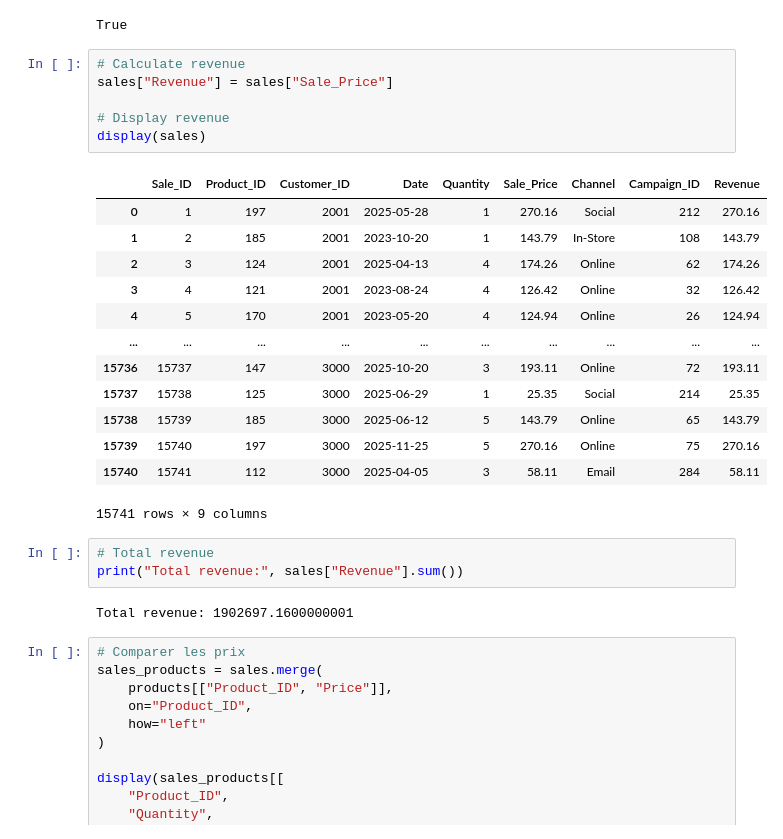
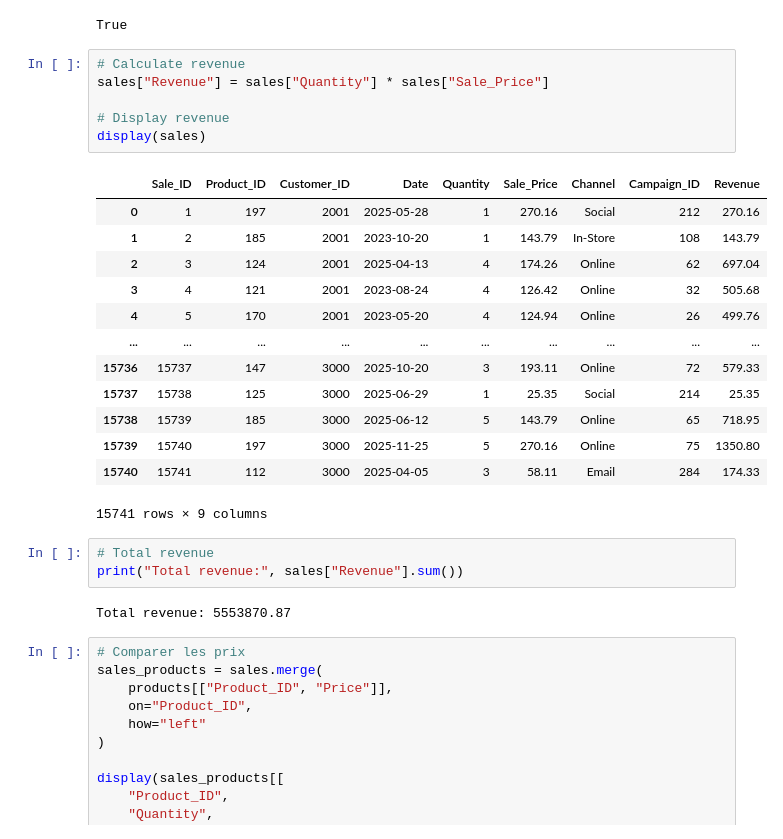
Before and after one commit to Hajatiana650/SMD-project, a Jupyter notebook: notebooks/data_preparation.ipynb, the cells around one changed output. Cells and saved outputs as stored; diff of their text form.

```diff
--- a/notebooks/data_preparation.ipynb
+++ b/notebooks/data_preparation.ipynb
@@ -302,29 +308,29 @@ print(
 True
 # %%
 # Calculate revenue
-sales["Revenue"] = sales["Sale_Price"]
+sales["Revenue"] = sales["Quantity"] * sales["Sale_Price"]
 
 # Display revenue
 display(sales)
 # %% [output]
 |  | Sale_ID | Product_ID | Customer_ID | Date | Quantity | Sale_Price | Channel | Campaign_ID | Revenue |
 | 0 | 1 | 197 | 2001 | 2025-05-28 | 1 | 270.16 | Social | 212 | 270.16 |
 | 1 | 2 | 185 | 2001 | 2023-10-20 | 1 | 143.79 | In-Store | 108 | 143.79 |
-| 2 | 3 | 124 | 2001 | 2025-04-13 | 4 | 174.26 | Online | 62 | 174.26 |
-| 3 | 4 | 121 | 2001 | 2023-08-24 | 4 | 126.42 | Online | 32 | 126.42 |
-| 4 | 5 | 170 | 2001 | 2023-05-20 | 4 | 124.94 | Online | 26 | 124.94 |
+| 2 | 3 | 124 | 2001 | 2025-04-13 | 4 | 174.26 | Online | 62 | 697.04 |
+| 3 | 4 | 121 | 2001 | 2023-08-24 | 4 | 126.42 | Online | 32 | 505.68 |
+| 4 | 5 | 170 | 2001 | 2023-05-20 | 4 | 124.94 | Online | 26 | 499.76 |
 | ... | ... | ... | ... | ... | ... | ... | ... | ... | ... |
-| 15736 | 15737 | 147 | 3000 | 2025-10-20 | 3 | 193.11 | Online | 72 | 193.11 |
+| 15736 | 15737 | 147 | 3000 | 2025-10-20 | 3 | 193.11 | Online | 72 | 579.33 |
 | 15737 | 15738 | 125 | 3000 | 2025-06-29 | 1 | 25.35 | Social | 214 | 25.35 |
-| 15738 | 15739 | 185 | 3000 | 2025-06-12 | 5 | 143.79 | Online | 65 | 143.79 |
-| 15739 | 15740 | 197 | 3000 | 2025-11-25 | 5 | 270.16 | Online | 75 | 270.16 |
-| 15740 | 15741 | 112 | 3000 | 2025-04-05 | 3 | 58.11 | Email | 284 | 58.11 |
+| 15738 | 15739 | 185 | 3000 | 2025-06-12 | 5 | 143.79 | Online | 65 | 718.95 |
+| 15739 | 15740 | 197 | 3000 | 2025-11-25 | 5 | 270.16 | Online | 75 | 1350.80 |
+| 15740 | 15741 | 112 | 3000 | 2025-04-05 | 3 | 58.11 | Email | 284 | 174.33 |
 15741 rows × 9 columns
 # %%
 # Total revenue
 print("Total revenue:", sales["Revenue"].sum())
 # %% [output]
-Total revenue: 1902697.1600000001
+Total revenue: 5553870.87
 # %%
 # Comparer les prix
 sales_products = sales.merge(
```
Also changed, not shown: parts of 10 cells of this notebook, 2 other files.
